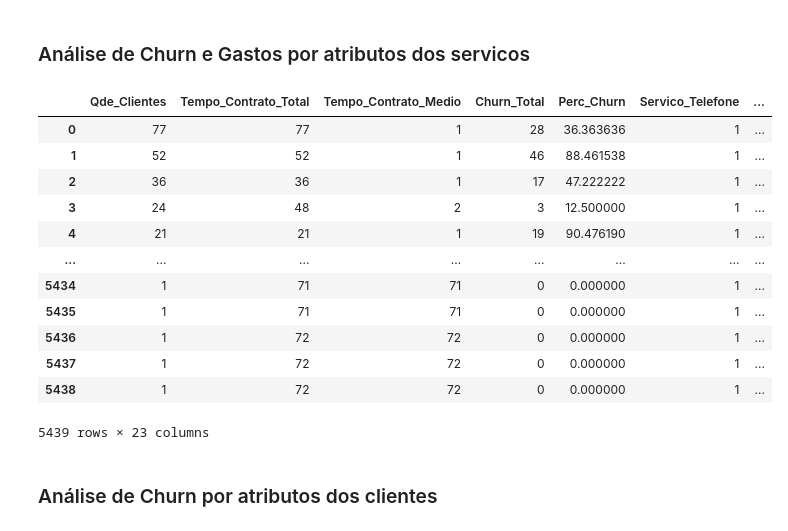
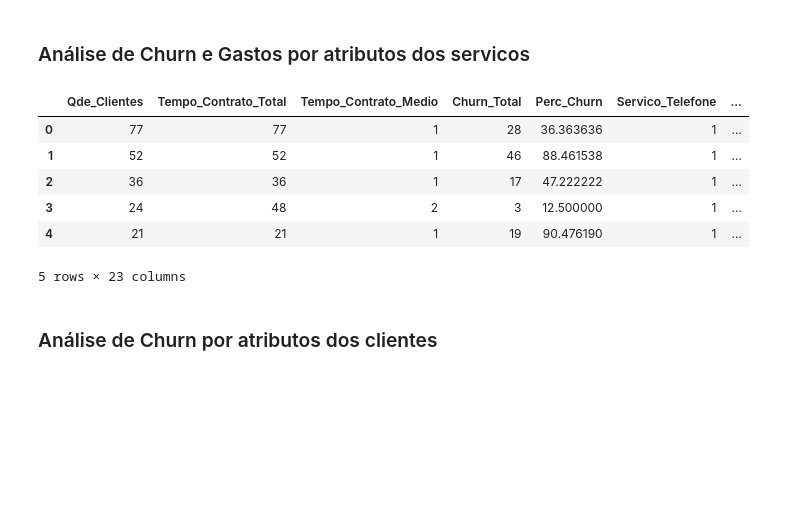
Before and after one commit to mauricioaalmeida/ONE-TelecomX, a Jupyter notebook: TelecomX_BR.ipynb, the cells around one changed output. Cells and saved outputs as stored; diff of their text form; code cells hidden in the pictures; blank space fills up the shorter version.

```diff
--- a/TelecomX_BR.ipynb
+++ b/TelecomX_BR.ipynb
@@ -689,40 +709,35 @@ query = """
   sum(Tempo_Contrato)/count(c.ID_Cliente) as Tempo_Contrato_Medio, sum(Churn) as Churn_Total,
   sum(Churn)*100.0/count(c.ID_Cliente) as Perc_Churn,
   Servico_Telefone, Servico_MultiplasLinhas, Servico_Internet,
   Opt_OnlineSecurity, Opt_OnlineBackup, Opt_DeviceProtection, Opt_TechSupport, Opt_StreamingTV, Opt_StreamingMovies,
   Tipo_Contrato, FaturaOnline, Forma_Pagto,
   sum(Conta_Mensal) as Gasto_Mensal, sum(Conta_Total) as Gasto_Total, sum(Conta_Diarias) as Gasto_Diarias,
   sum(conta_Diarias)/count(c.ID_Cliente) As Media_Gasto_Dia,
   sum(conta_Mensal)/count(c.ID_Cliente) As Media_Gasto_Mes,
   sum(conta_Total)/count(c.ID_Cliente) As Media_Gasto_Total
   FROM dim_contratos as c
   INNER JOIN fato_gastos as g ON c.ID_Cliente = g.ID_Cliente
   INNER JOIN fato_servicos_clientes as s ON c.ID_Cliente = s.ID_Cliente
   INNER JOIN dim_tipos_servicos as ts ON s.ID_Servicos = ts.ID_Servicos
   GROUP BY ts.Servico_Telefone, ts.Servico_MultiplasLinhas, ts.Servico_Internet,
   ts.Opt_OnlineSecurity, ts.Opt_OnlineBackup, ts.Opt_DeviceProtection, ts.Opt_TechSupport, ts.Opt_StreamingTV, ts.Opt_StreamingMovies,
   c.Tempo_Contrato, c.Tipo_Contrato, c.FaturaOnline, c.Forma_Pagto
   ORDER by Qde_Clientes DESC
 """
 with engine.connect() as conn:
     result = conn.execute(text(query))
     conn.commit()
 ouro_Gasto_Servicos = pd.DataFrame(result.fetchall(), columns=result.keys())
+ouro_Gasto_Servicos.to_parquet('data/ouro/DW_Gasto_Servicos.parquet')
 ouro_Gasto_Servicos.head()
 # %% [output]
 |  | Qde_Clientes | Tempo_Contrato_Total | Tempo_Contrato_Medio | Churn_Total | Perc_Churn | Servico_Telefone | ... |
 | 0 | 77 | 77 | 1 | 28 | 36.363636 | 1 | ... |
 | 1 | 52 | 52 | 1 | 46 | 88.461538 | 1 | ... |
 | 2 | 36 | 36 | 1 | 17 | 47.222222 | 1 | ... |
 | 3 | 24 | 48 | 2 | 3 | 12.500000 | 1 | ... |
 | 4 | 21 | 21 | 1 | 19 | 90.476190 | 1 | ... |
-| ... | ... | ... | ... | ... | ... | ... | ... |
-| 5434 | 1 | 71 | 71 | 0 | 0.000000 | 1 | ... |
-| 5435 | 1 | 71 | 71 | 0 | 0.000000 | 1 | ... |
-| 5436 | 1 | 72 | 72 | 0 | 0.000000 | 1 | ... |
-| 5437 | 1 | 72 | 72 | 0 | 0.000000 | 1 | ... |
-| 5438 | 1 | 72 | 72 | 0 | 0.000000 | 1 | ... |
-5439 rows × 23 columns
+5 rows × 23 columns
 # %% [markdown]
 ### Análise de Churn por atributos dos clientes
 # %%
```
Also changed, not shown: parts of 19 cells of this notebook.
